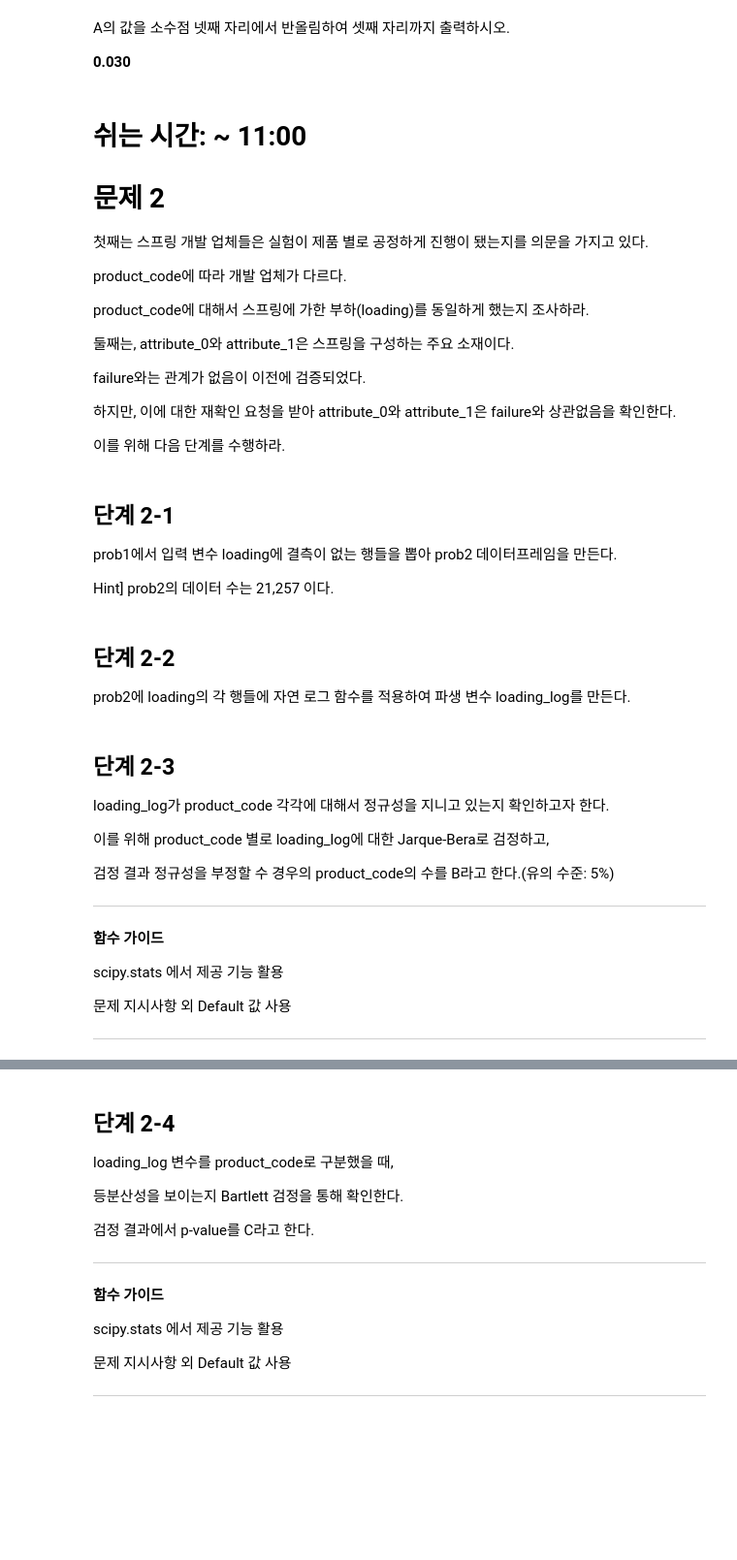
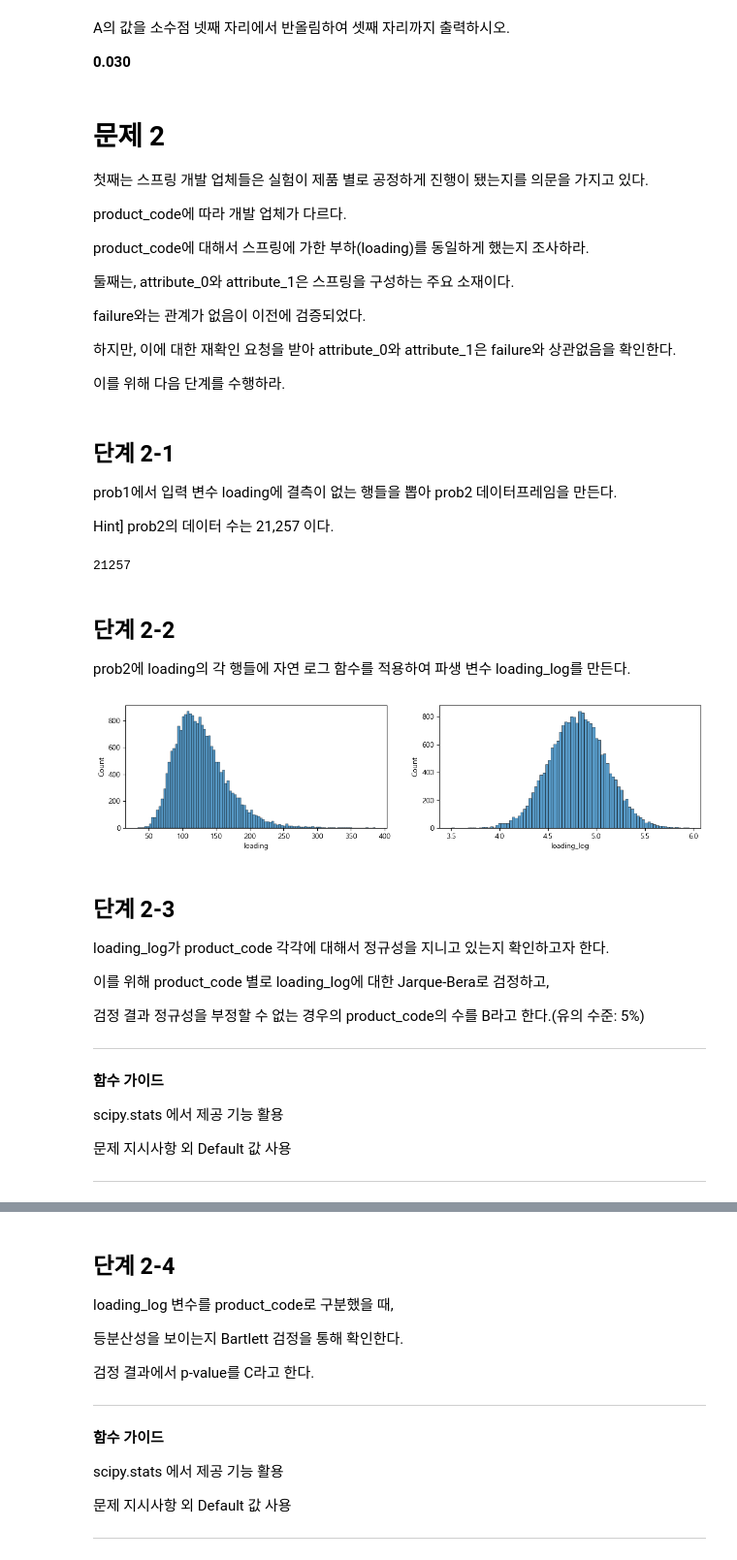
Before and after one commit to sunkusun9/DS_lv3_2311_1, a Jupyter notebook: sec_ds_lv3_prob1_prob.ipynb, the cells around one changed output, grey strips where cells are left out. Shown: that part at 97% size. Cells and saved outputs as stored; diff of their text form; code cells hidden in the pictures; blank space fills up the shorter version.

```diff
--- a/sec_ds_lv3_prob1_prob.ipynb
+++ b/sec_ds_lv3_prob1_prob.ipynb
@@ -465,8 +477,6 @@ A의 값을 소수점 넷째 자리에서 반올림하여 셋째 자리까지
 
 **0.030**
 # %% [markdown]
-# 쉬는 시간: ~ 11:00
-
 # 문제 2
 
 첫째는 스프링 개발 업체들은 실험이 제품 별로 공정하게 진행이 됐는지를 의문을 가지고 있다.
@@ -488,10 +498,27 @@ failure와는 관계가 없음이 이전에 검증되었다.
 prob1에서 입력 변수 loading에 결측이 없는 행들을 뽑아 prob2 데이터프레임을 만든다.
 
 Hint] prob2의 데이터 수는 21,257 이다.
+# %%
+df_prob2 = df_prob1.loc[df_prob1['loading'].notna()].copy()
+len(df_prob2)
+# %% [output]
+21257
 # %% [markdown]
 ## 단계 2-2
 
 prob2에 loading의 각 행들에 자연 로그 함수를 적용하여 파생 변수 loading_log를 만든다.
+# %%
+df_prob2['loading_log'] = np.log(df_prob2['loading'])
+# %%
+# 로그 변환이 어떤 효과를 보였는지, 보여주기 위한 참고용 코드입니다.
+# 좌측으로 치우친 loading 변수가 log 변환을 통해 좌우 대칭형으로 변환되었음을 확인할 수 있습니다.
+
+fig, axes = plt.subplots(1, 2, figsize=(14, 3) )
+sns.histplot(data=df_prob2, x='loading', ax=axes[0])
+sns.histplot(data=df_prob2, x='loading_log', ax=axes[1])
+plt.show()
+# %% [output]
+[figure, added]
 # %% [markdown]
 ## 단계 2-3
 
@@ -499,7 +526,7 @@ loading_log가 product_code 각각에 대해서 정규성을 지니고 있는지
 
 이를 위해 product_code 별로 loading_log에 대한 Jarque-Bera로 검정하고,
 
-검정 결과 정규성을 부정할 수 경우의 product_code의 수를 B라고 한다.(유의 수준: 5%)
+검정 결과 정규성을 부정할 수 없는 경우의 product_code의 수를 B라고 한다.(유의 수준: 5%)
 
 ---
 
```
Also changed, not shown: parts of 30 cells of this notebook.
